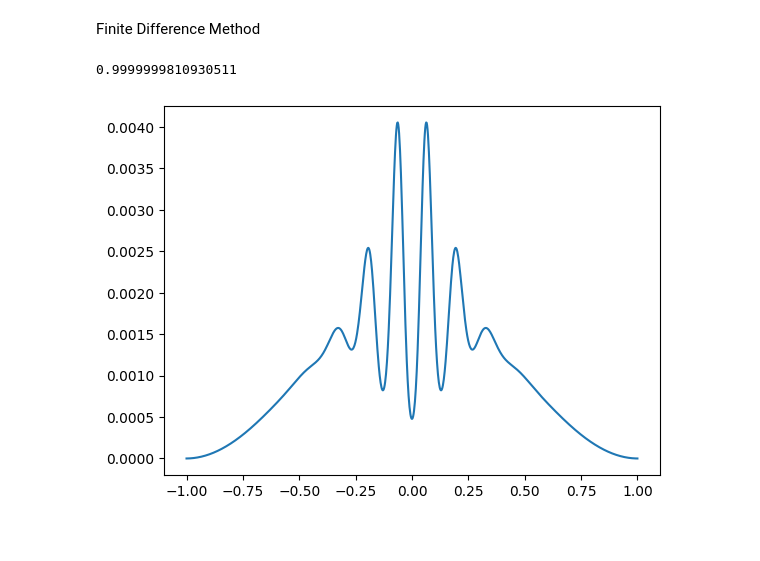
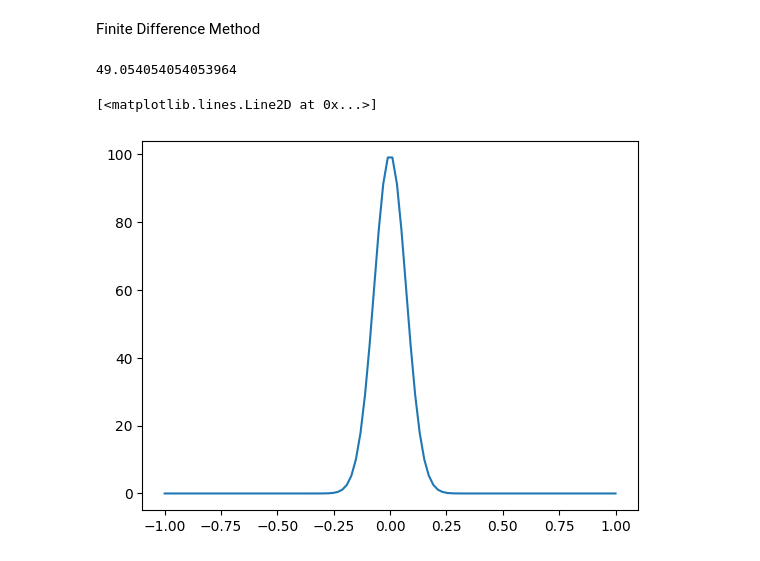
Before and after one commit to twalk335/Math-3150-Final-Project, a Jupyter notebook: Crank.ipynb, the cells around one changed output. Drawn from its saved outputs; the diff is of its cells as text; code cells hidden in the pictures.

```diff
--- a/Crank.ipynb
+++ b/Crank.ipynb
@@ -19,10 +22,10 @@ hbar = 2
 
 m = 2
 
-x = np.linspace(-1,1,1000)
+x = np.linspace(-1,1,100)
 dx = x[1]-x[0]
 
-t = np.linspace(0,13.5,100)
+t = np.linspace(0,20,1000)
 dt = t[1]-t[0]
 
 
@@ -32,57 +35,18 @@ beta = hbar/(2*m)
 
 A = (alpha * beta) / dx**2
 
-# V = -1e3 * x ** 2
-V = np.zeros((len(x)))
-V[0] = 500
-V[-1] = 500
-
-K =lambda x : (1 + 2*A + V[x] * alpha) / A
-G = lambda x : (1 - 2*A - V[x] * alpha) / A
-
-
-psi0 = np.exp(-(x**2)*100)
-
-def MBarrs(solutions):
-    diag_count = 0
-
-    M = np.zeros((len(x),len(x)))
-    B = np.zeros((len(x),))
-    for i in range(len(x)):
-        for j in range(len(x)):
-
-
-
-            if i == j:
-                M[i,j] = K (i)
-                diag_count += 1
-
-            elif (i == diag_count - 1) and (j == diag_count):
-                M[i, j] = -1
-
-            elif (i == diag_count) and j == (diag_count - 1):
-                M[i, j] = -1
-
-        if i > 1 and i < len(x) - 1:
-            B[i] = solutions[i] * G(i) + solutions[i+1] + solutions[i-1]
-        elif i == 0:
-            B[i] = 0 #solutions[i] * G(i) + solutions[i+1]
-        elif i == len(x):
-            B[i] = 0 #solutions[i] * G(i) + solutions[i-1]
-    return(M,B)
-
-M1,B1 = MBarrs(psi0)
-
-sols = np.linalg.solve(M1,B1)
-
-for i in range(len(t)):
-    Mx,Bx = MBarrs(sols)
-    sols = np.linalg.solve(Mx,Bx)
-    sols = sols / (np.sqrt(np.sum(sols**2)))
-
-plt.plot(x,np.absolute(sols)**2)
-
-print(np.trapz(np.absolute(sols)**2))
+print(dt/dx**2)
 # %% [output]
-0.9999999810930511
+49.054054054053964
-[figure, removed]
+# %%
+
+
+V = 1e2 * np.exp(-(x ** 2) * 100)
+# V = np.zeros((len(x)))
+# V[10:30] = 5
+# V[-30:-10] = 5
+
+plt.plot(x,V)
+# %% [output]
+[<matplotlib.lines.Line2D at 0x...>]
+[figure, added]
```
Also changed, not shown: parts of 6 cells of this notebook.
